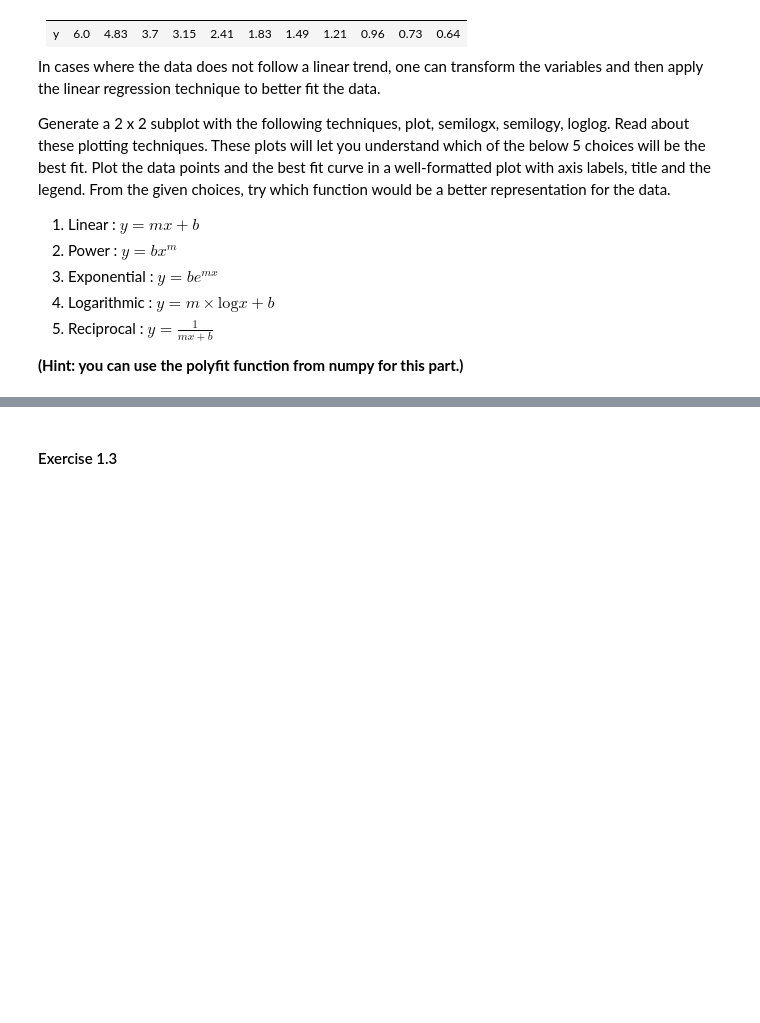
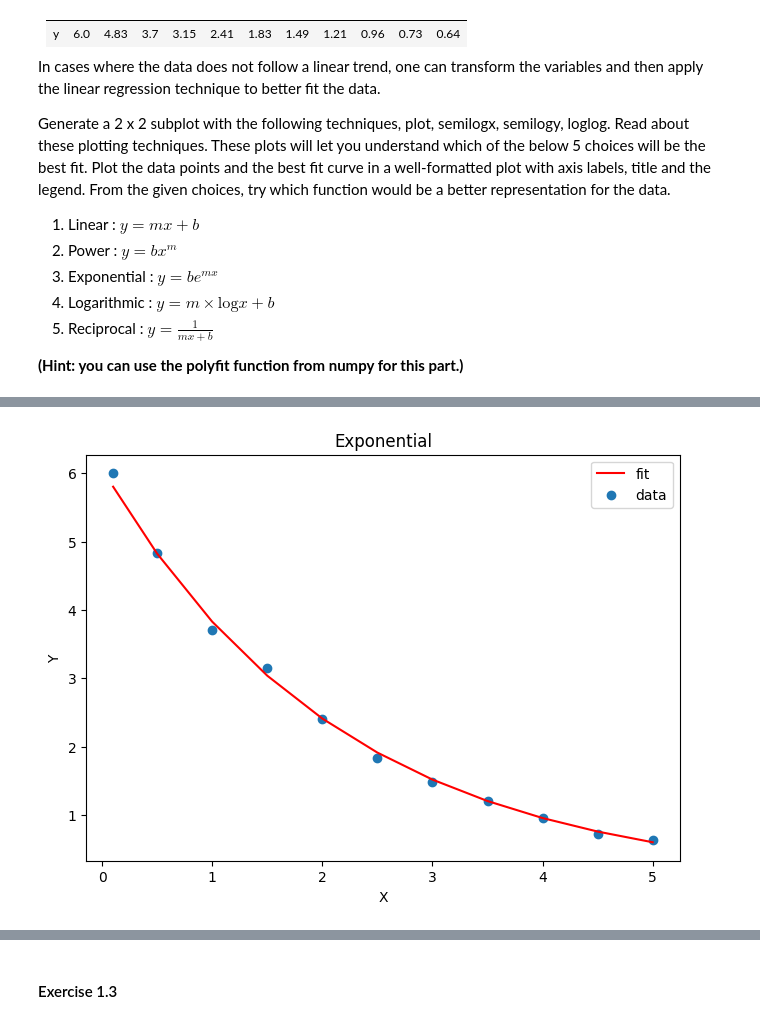
Before and after one commit to amirheyvaz/WiSe-2024, a Jupyter notebook: ML LAB/Exercises/1/1747696_Exercise_01.ipynb, the cells around one changed output, grey strips where cells are left out. Cells and saved outputs as stored; diff of their text form; code cells hidden in the pictures; blank space fills up the shorter version.

```diff
--- a/ML LAB/Exercises/1/1747696_Exercise_01.ipynb
+++ b/ML LAB/Exercises/1/1747696_Exercise_01.ipynb
@@ -128,0 +174,14 @@ plt.show()
+# %%
+log_ydata = np.log(y)
+c, stats = P.polyfit(x, log_ydata, 1 ,full=True)
+y_hat = np.exp(c[1]*x)*np.exp(c[0])
+fig, ax = plt.subplots(layout='constrained')
+ax.set_title("Exponential")
+ax.set_xlabel('X')
+ax.set_ylabel('Y')
+ax.plot(x, y_hat, "r", label='fit')
+ax.scatter(x, y, label='data')
+ax.legend()
+plt.show()
+# %% [output]
+[figure, added]
```
Also changed, not shown: parts of 13 cells of this notebook.
